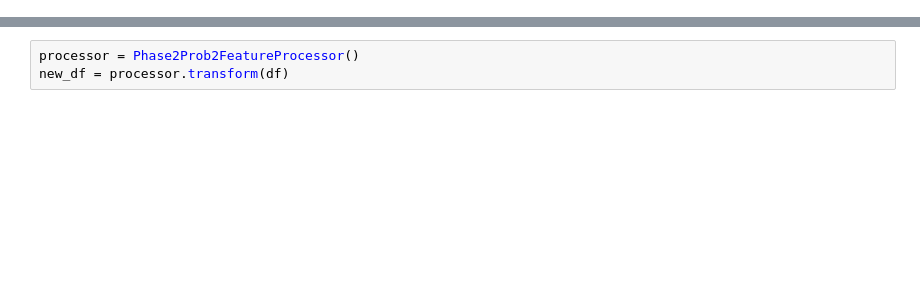
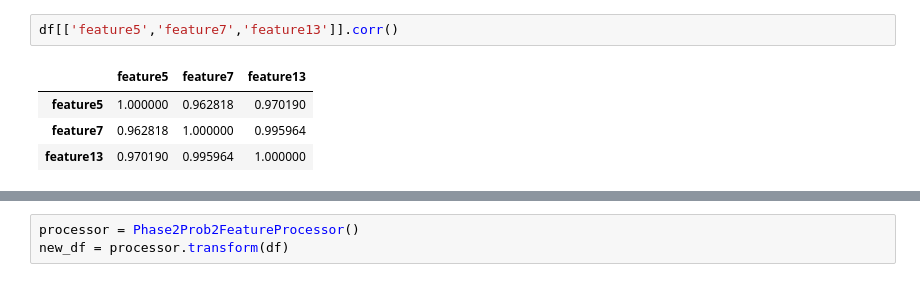
Before and after one commit to lhduc94/COMP_MLOPS, a Jupyter notebook: notebooks/phase2_prob2.ipynb, the cells around one changed output, grey strips where cells are left out. Cells and saved outputs as stored; diff of their text form; blank space fills up the shorter version.

```diff
--- a/notebooks/phase2_prob2.ipynb
+++ b/notebooks/phase2_prob2.ipynb
@@ -28,0 +70,7 @@ Name: count, dtype: int64
+# %%
+df[['feature5','feature7','feature13']].corr()
+# %% [output]
+|  | feature5 | feature7 | feature13 |
+| feature5 | 1.000000 | 0.962818 | 0.970190 |
+| feature7 | 0.962818 | 1.000000 | 0.995964 |
+| feature13 | 0.970190 | 0.995964 | 1.000000 |
```
Also changed, not shown: parts of 56 cells of this notebook, 9 other files.
